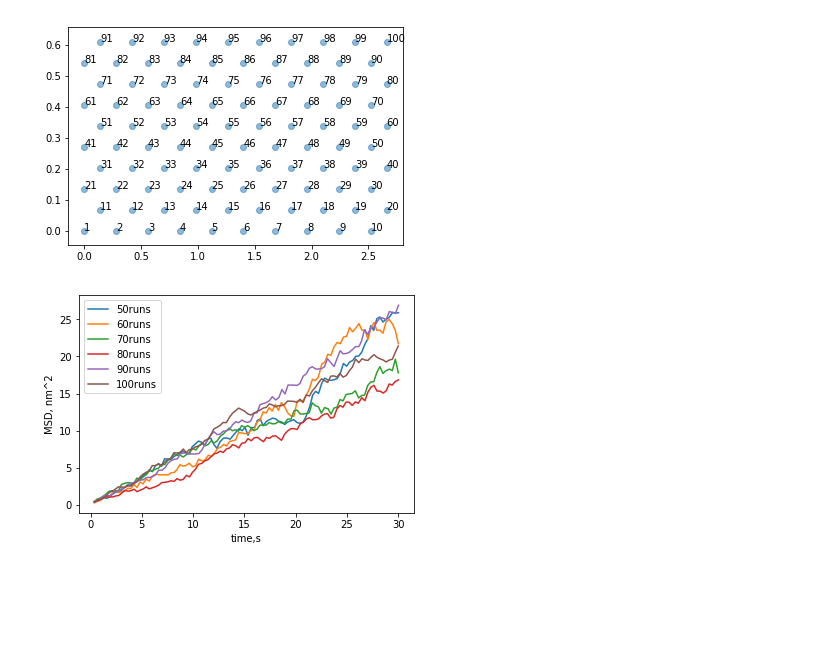
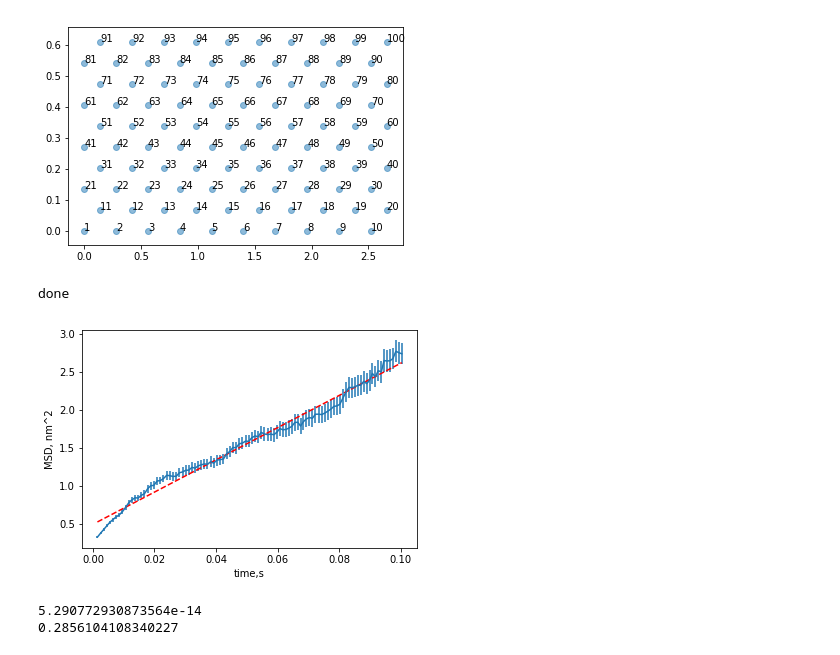
Before and after one commit to Abiyouxin/2D_hopping, a Jupyter notebook: hexagonal_lattice_2.2.ipynb, the cells around one changed output. Saved outputs shown, nothing was run; the diff lists cells and outputs as text; code cells hidden in the pictures; blank space fills up the shorter version.

```diff
--- a/hexagonal_lattice_2.2.ipynb
+++ b/hexagonal_lattice_2.2.ipynb
@@ -115,12 +115,19 @@ E = np.random.uniform(-0.1, 0.1, (N**2))
 # %%
 class Simulation:
 
-    def __init__(self, E_act, sim_time, noise, temp, no_runs):
+    def __init__(self, E_act, time, noise, temp, no_runs, start_pos):
+        # activation energy
         self.active = E_act
-        self.total = sim_time
+        # total diffusion time
+        self.total = time
+        # noise in system
         self.disorder = noise
+        # number of points generated
         self.runs = no_runs
-        self.interval = sim_time/no_runs
+        # length of interval between points
+        self.interval = time/no_runs
+        # initiation point
+        self.start = start_pos
 
         # angle between points and effect on external field
         angle = 60/180*np.pi
@@ -141,8 +148,8 @@ class Simulation:
     def kmc(self):
         '''returns mean squared total displacement at set time intervals '''
         # choosing a random lattice point in the centre of lattice
-        a = np.random.randint(2*N,N**2-2*N)
-
+        #a = np.random.randint(2*N,N**2-2*N)
+        a = self.start
         # construct table
         df = pd.DataFrame([])
 
@@ -209,12 +254,48 @@ class Simulation:
+# %%
+'''repeating for same number of runs '''
+record = pd.DataFrame([])
+for k in range(1000):
+    '''E_act = 0.6eV, time = 0.1s, noise = 1, Temp = 278K, points = 100, starting point = 32'''
+    run = Simulation(0.6, 0.1, 1, 278, 100, 31)
+    data = run.kmc()
+    record = pd.concat([record, data], axis=1, sort=False)
+MSD = record.iloc[:, 1::2]
+time = record.iloc[:, 0::2]
+MSD_mean = MSD.mean(axis=1)
+time_mean = time.mean(axis=1)
+MSD_std = MSD.std(axis=1)
+std_err = MSD_std/np.sqrt(1000)
+
+print('done')
+# %% [output]
+done
+# %%
+plt.errorbar(time_mean, MSD_mean, yerr=std_err)
+z = np.polyfit(time_mean, MSD_mean, 1)
+p = np.poly1d(z)
+plt.plot(time_mean, p(time_mean),"r--")
+plt.xlabel('time,s')
+plt.ylabel('MSD, nm^2')
+plt.savefig('MSD vs time')
+plt.show()
+plt.close()
+# %% [output]
+[figure, added]
+# %%
+result = Calc(time_mean, MSD_mean)
+print(result.diff_coeff()*(10**-7)**2)
+print(result.std())
+# %% [output]
+5.290772930873564e-14
+0.2856104108340227
 # %%
-'''repeating for different number of runs'''
-# array storing number of repeats
-no_repeat = np.array(list(range(50,110,10)))
-'''repeat simulation (starting at different intial positions) and calculating mean squared displacement'''
-for r in np.nditer(no_repeat):
+'''initiating from different points'''
+start_pos = np.array([31, 41, 51]).astype(int)
+diff = np.array([])
+for p in np.nditer(start_pos):
     record = pd.DataFrame([])
-    for m in range(int(r)):
-        run = Simulation(0.7, 30, 1, 278, 100)
+    for w in range(1000):
+        run = Simulation(0.6, 0.1, 1, 278, 100, p)
         data = run.kmc()
         record = pd.concat([record, data], axis=1, sort=False)
     MSD = record.iloc[:, 1::2]
@@ -222,13 +303,5 @@ for r in np.nditer(no_repeat):
     MSD_mean = MSD.mean(axis=1)
     time_mean = time.mean(axis=1)
     MSD_std = MSD.std(axis=1)
-    plt.errorbar(time_mean, MSD_mean, label=f'{r}runs')
-
-plt.legend(loc='upper left')
-plt.xlabel('time,s')
-plt.ylabel('MSD, nm^2')
-plt.savefig('compare_no_runs')
-plt.show()
-plt.close()
+    r = Calc(time_mean, MSD_mean)
+    diff = np.append(diff, r.diff_coeff()*(10**-7)**2)
-# %% [output]
-[figure, removed]
```
Also changed, not shown: parts of 4 cells of this notebook.
